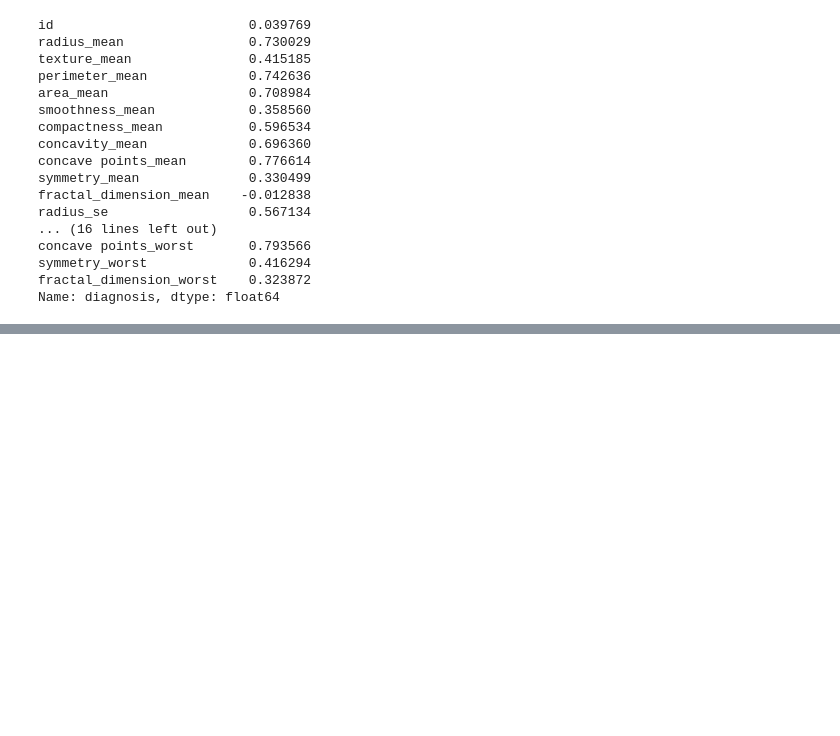
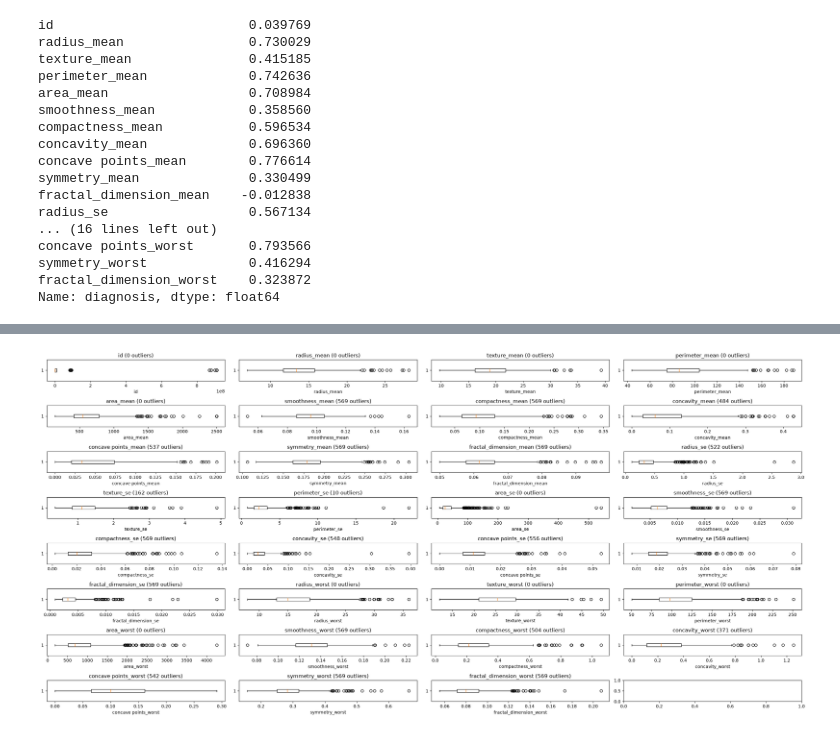
Before and after one commit to AndresDAM2526/SIA, a Jupyter notebook: BreastCancer_Knn.ipynb, the cells around one changed output, grey strips where cells are left out. Cells and saved outputs as stored; diff of their text form; code cells hidden in the pictures; blank space fills up the shorter version.

```diff
--- a/BreastCancer_Knn.ipynb
+++ b/BreastCancer_Knn.ipynb
@@ -146,0 +162,21 @@ Name: diagnosis, dtype: float64
+# %%
+outliers={}
+fig,axes=plt.subplots(8,4,figsize=(25,12))
+axes=axes.flatten()
+
+for i,col in enumerate(columnas_numericas):
+    Q1=dataset[col].quantile(0.25)
+    Q3=dataset[col].quantile(0.75)
+    IQR=Q3-Q1
+    lim_inf=Q1-1.5*IQR
+    lim_sup=Q3*1.5*IQR
+    n_outliers=dataset[(dataset[col]<lim_inf)|(dataset[col]>lim_sup)].shape[0]
+    outliers[col]=n_outliers
+    axes[i].boxplot(dataset[col],vert=False)
+    axes[i].set_title(f"{col} ({n_outliers} outliers)")
+    axes[i].set_xlabel(col)
+
+plt.tight_layout()
+plt.show()
+# %% [output]
+[figure, added]
```
Also changed, not shown: parts of 2 cells of this notebook.
